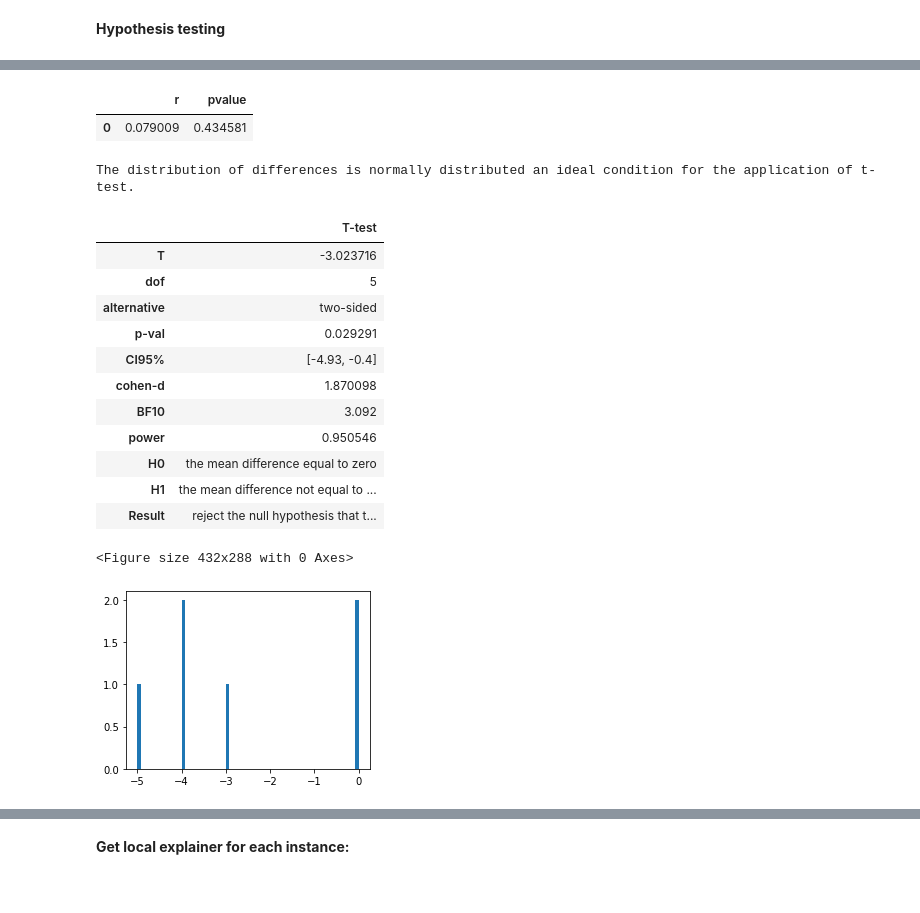
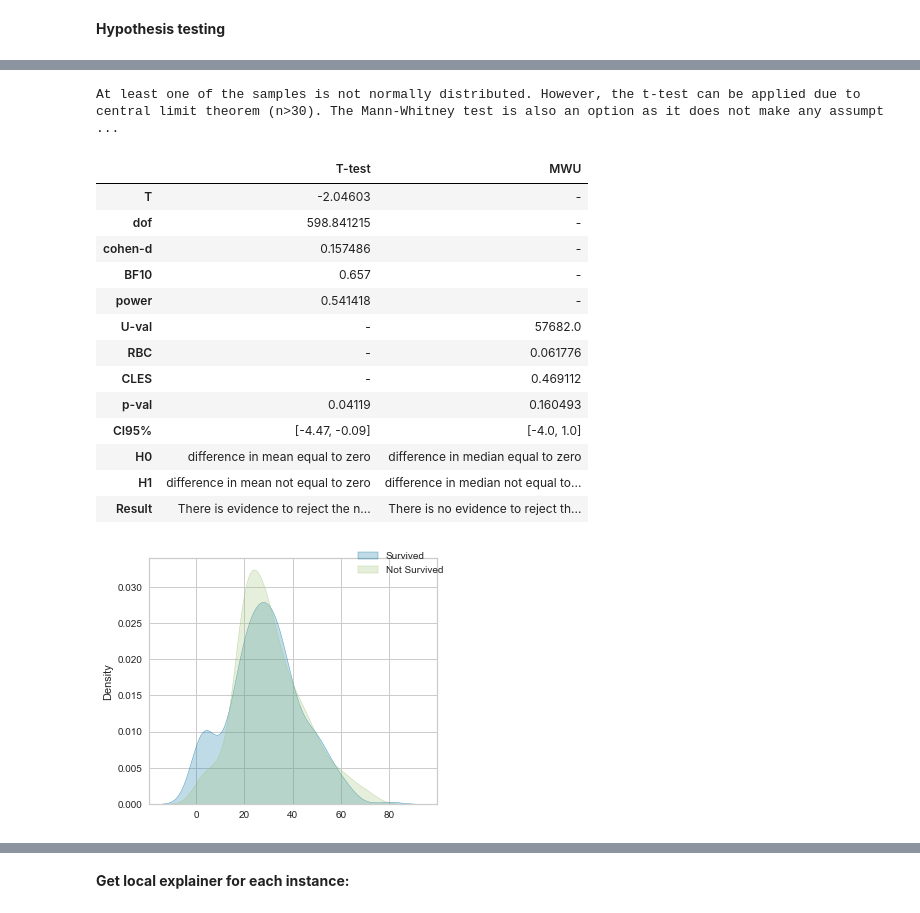
Before and after one commit to A3Data/hermione, a Jupyter notebook: hermione/module_templates/__IMPLEMENTED_BASE__/src/ml/notebooks/example_notebook.ipynb, the cells around one changed output, grey strips where cells are left out. Drawn from its saved outputs; the diff is of its cells as text; code cells hidden in the pictures.

Commit message:
Improvements in hypothesis testing

```diff
--- a/hermione/module_templates/__IMPLEMENTED_BASE__/src/ml/notebooks/example_notebook.ipynb
+++ b/hermione/module_templates/__IMPLEMENTED_BASE__/src/ml/notebooks/example_notebook.ipynb
@@ -328,24 +220,0 @@ pb_corr = pointbiserialr(a, b)
-# %%
-import pandas as pd
-pd.DataFrame(data={'r': [pb_corr.correlation], 'pvalue': [pb_corr.pvalue]})
-# %% [output]
-|  | r | pvalue |
-| 0 | 0.079009 | 0.434581 |
-# %%
-Assert_hypothesis_test.apply_dependent_test(a, b)
-# %% [output]
-The distribution of differences is normally distributed an ideal condition for the application of t-test.
-|  | T-test |
-| T | -3.023716 |
-| dof | 5 |
-| alternative | two-sided |
-| p-val | 0.029291 |
-| CI95% | [-4.93, -0.4] |
-| cohen-d | 1.870098 |
-| BF10 | 3.092 |
-| power | 0.950546 |
-| H0 | the mean difference equal to zero |
-| H1 | the mean difference not equal to ... |
-| Result | reject the null hypothesis that t... |
-<Figure size 432x288 with 0 Axes>
-[figure, removed]
@@ -351,0 +225,27 @@ The distribution of differences is normally distributed an ideal condition for t
+# %%
+df = Spreadsheet().get_data('../../../data/raw/train.csv')
+# %%
+survived_age = df[(df.Survived == 1) & (df.Age.notnull())].Age.values
+not_survived_age = df[(df.Survived == 0)  & (df.Age.notnull())].Age.values
+# %%
+# If you want to compare distributions, but you are not sure if the data satisfy the parametric test conditions,
+# you can call the HTestAutoPilot Class.
+# It will help you in this decision.
+HTestAutoPilot.independent_means(survived_age, not_survived_age, label1='Survived', label2='Not Survived')
+# %% [output]
+At least one of the samples is not normally distributed. However, the t-test can be applied due to central limit theorem (n>30). The Mann-Whitney test is also an option as it does not make any assumpt ...
+|  | T-test | MWU |
+| T | -2.04603 | - |
+| dof | 598.841215 | - |
+| cohen-d | 0.157486 | - |
+| BF10 | 0.657 | - |
+| power | 0.541418 | - |
+| U-val | - | 57682.0 |
+| RBC | - | 0.061776 |
+| CLES | - | 0.469112 |
+| p-val | 0.04119 | 0.160493 |
+| CI95% | [-4.47, -0.09] | [-4.0, 1.0] |
+| H0 | difference in mean equal to zero | difference in median equal to zero |
+| H1 | difference in mean not equal to zero | difference in median not equal to... |
+| Result | There is evidence to reject the n... | There is no evidence to reject th... |
+[figure, added]
```
Also changed, not shown: parts of 21 cells of this notebook, 5 other files.
